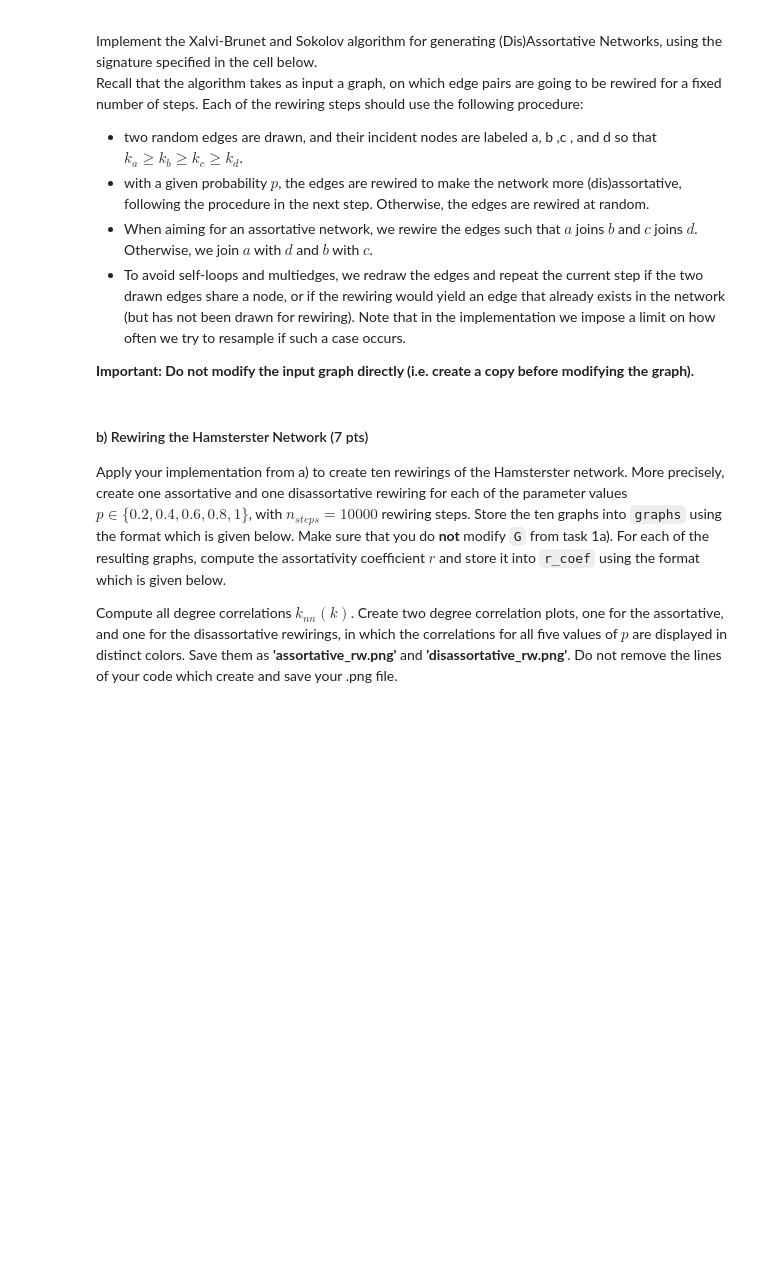
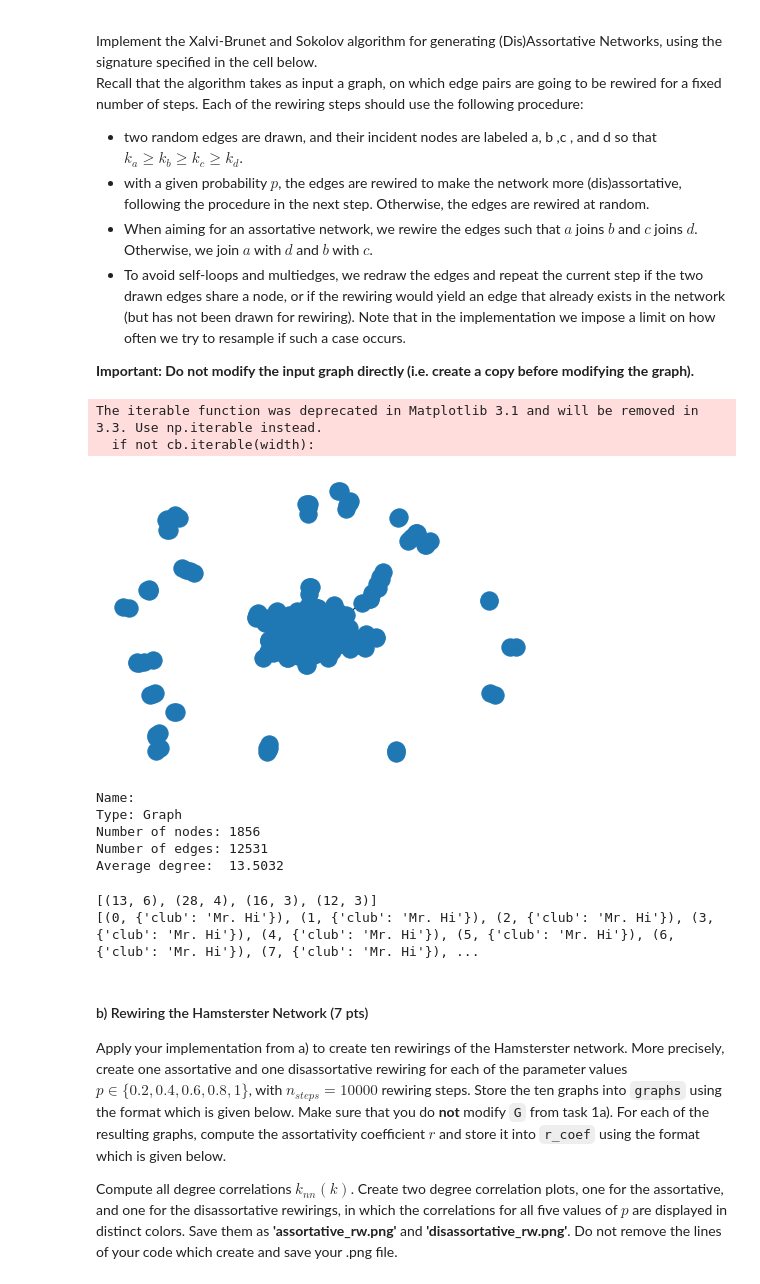
Before and after one commit to sunwen0120/social_network, a Jupyter notebook: homework_3/Wen_Sun_home_assignment_3.ipynb, the cells around one changed output. Cells and saved outputs as stored; diff of their text form; code cells hidden in the pictures; blank space fills up the shorter version.

```diff
--- a/homework_3/Wen_Sun_home_assignment_3.ipynb
+++ b/homework_3/Wen_Sun_home_assignment_3.ipynb
@@ -351,0 +358,17 @@ Recall that the algorithm takes as input a graph, on which edge pairs are going
+# %%
+G = nx.read_weighted_edgelist("hamsterster.edgelist", comments='%')
+nx.draw(G)
+# %% [output]
+The iterable function was deprecated in Matplotlib 3.1 and will be removed in 3.3. Use np.iterable instead.
+  if not cb.iterable(width):
+[figure, added]
+# %%
+G.number_of_edges()
+G.number_of_nodes()
+print(nx.info(G))
+# %% [output]
+Name:
+Type: Graph
+Number of nodes: 1856
+Number of edges: 12531
+Average degree:  13.5032
@@ -367,3 +394,31 @@ def xbs(G: nx.Graph, p: float, assortative: bool=True, n_steps: int=100, n_tries
     """
     # your code here
     raise NotImplementedError
+# %%
+G4 = G=nx.karate_club_graph()
+# G4 = G.copy()
+pos = nx.spring_layout(G)
+nodes = [i for i in G4.nodes()]
+j = 0
+
+degree_merge = {}
+for j in range (2):
+    random_nodes = random.sample(nodes,2) #choose two nodes randomly
+    G4.add_edge(random_nodes[0], random_nodes[1]) #add edge between two random nodes
+    random_node_degree = dict(G4.degree(random_nodes))
+    degree_merge.update(random_node_degree)
+degree_sort = sorted(degree_merge.items(),
+                     key=lambda item:item[1],reverse=True)
+print(degree_sort)
+
+#add label to the nodes according the degree 𝑘𝑎≥𝑘𝑏≥𝑘𝑐≥𝑘𝑑
+G4.node[degree_sort[0][0]]['label'] = 'a'
+G4.node[degree_sort[1][0]]['label'] = 'b'
+G4.node[degree_sort[2][0]]['label'] = 'c'
+G4.node[degree_sort[3][0]]['label'] = 'd'
+label = nx.get_node_attributes(G4,'label')
+print(G4.node(data=True))
+# print(label)
+# %% [output]
+[(13, 6), (28, 4), (16, 3), (12, 3)]
+[(0, {'club': 'Mr. Hi'}), (1, {'club': 'Mr. Hi'}), (2, {'club': 'Mr. Hi'}), (3, {'club': 'Mr. Hi'}), (4, {'club': 'Mr. Hi'}), (5, {'club': 'Mr. Hi'}), (6, {'club': 'Mr. Hi'}), (7, {'club': 'Mr. Hi'}), ...
```
Also changed, not shown: parts of 4 cells of this notebook, 1 other file.
